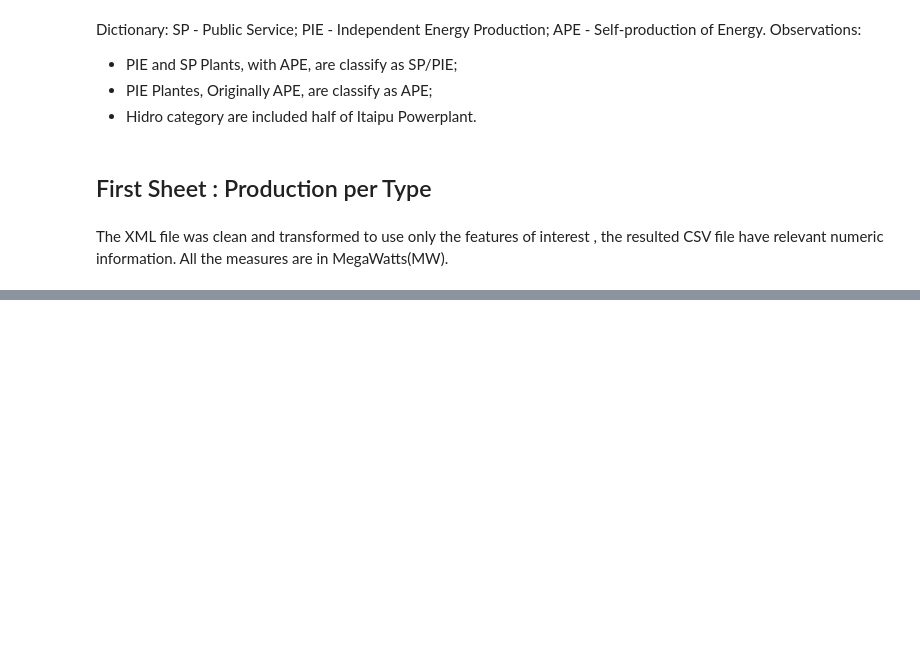
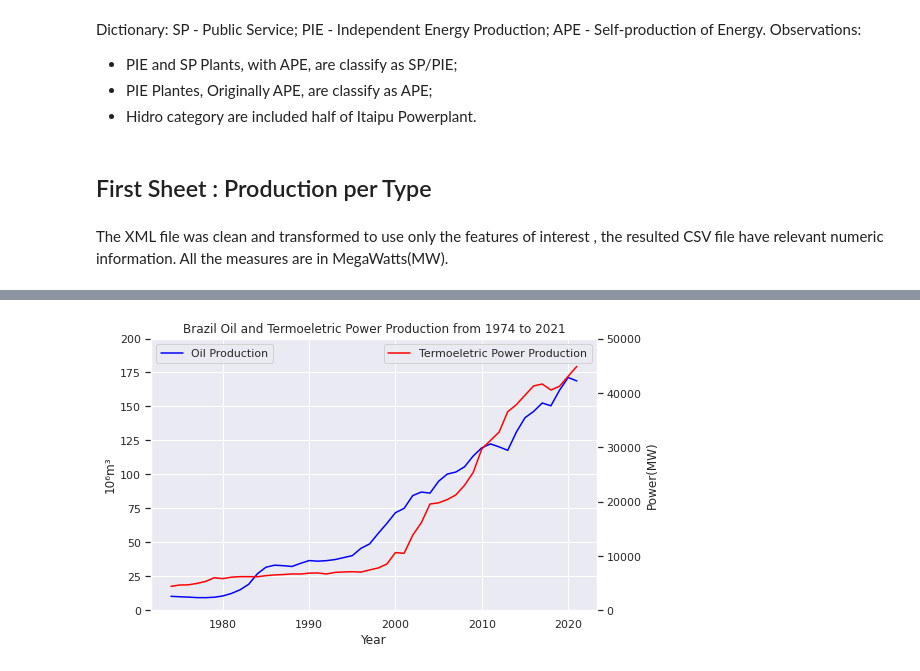
Before and after one commit to IsraelFPM/Brazilian-Energy-EDA, a Jupyter notebook: BrazilEnergy-EDA.ipynb, the cells around one changed output, grey strips where cells are left out. Cells and saved outputs as stored; diff of their text form; code cells hidden in the pictures; blank space fills up the shorter version.

```diff
--- a/BrazilEnergy-EDA.ipynb
+++ b/BrazilEnergy-EDA.ipynb
@@ -200,0 +175,5 @@ plt.show()
+# %%
+df_Oil_Table = pd.read_csv(
+    "Oil_Table2-2.csv", sep=";", decimal=".", index_col="Unnamed: 0"
+)
+df_Oil_Table.tail()
@@ -200,0 +188,34 @@ plt.show()
+# %%
+fig, ax = plt.subplots(figsize=(8, 5))
+
+sns.lineplot(
+    ax=ax,
+    data=df_Oil_Table[df_Oil_Table.index >= 1974],
+    x=df_Oil_Table[df_Oil_Table.index >= 1974].index,
+    y=" PRODUCTION1",
+    color="blue",
+)
+ax.set_ylabel("10⁶m³")
+ax.set_xlabel("Year")
+ax.set_ylim(0, 200)
+ax.legend(["Oil Production"], loc="upper left")
+
+ax2 = ax.twinx()
+
+sns.lineplot(
+    ax=ax2,
+    data=df_Power_Production,
+    x=df_Power_Production.index,
+    y="Termo-TOTAL",
+    color="red",
+)
+
+ax2.set_ylabel("Power(MW)")
+ax2.set_ylim(0, 50000)
+ax2.legend(["Termoeletric Power Production"])
+
+ax2.grid(b=False)
+plt.title("Brazil Oil and Termoeletric Power Production from 1974 to 2021")
+plt.show()
+# %% [output]
+[figure, added]
```
Also changed, not shown: parts of 4 cells of this notebook.
